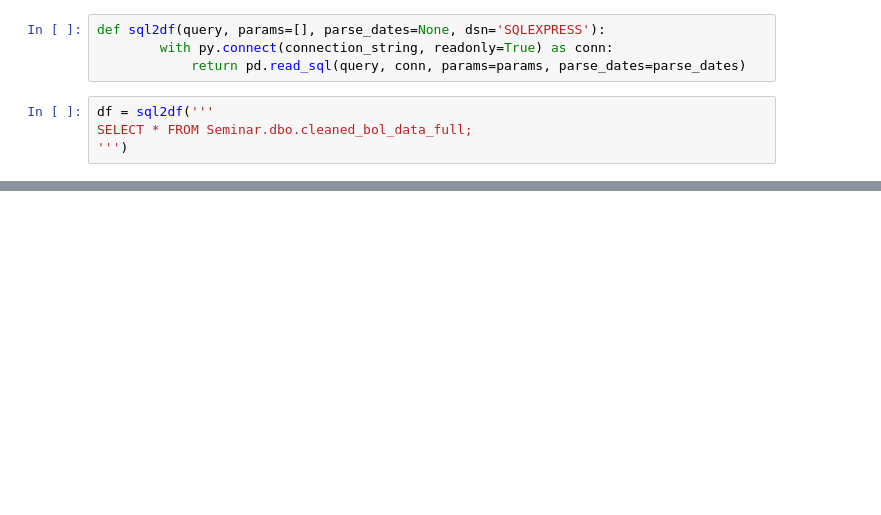
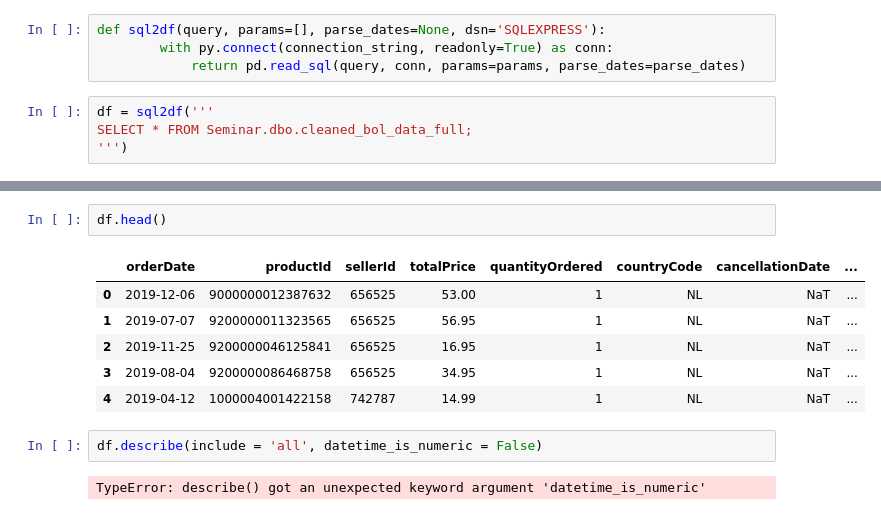
Before and after one commit to thomas-brink/CAT-HCOT, a Jupyter notebook: Data_Load_SQL.ipynb, the cells around one changed output, grey strips where cells are left out. Saved outputs shown, nothing was run; the diff lists cells and outputs as text; blank space fills up the shorter version.

```diff
--- a/Data_Load_SQL.ipynb
+++ b/Data_Load_SQL.ipynb
@@ -99,0 +107,13 @@ Length: 77, dtype: object
+# %%
+df.head()
+# %% [output]
+|  | orderDate | productId | sellerId | totalPrice | quantityOrdered | countryCode | cancellationDate | ... |
+| 0 | 2019-12-06 | 9000000012387632 | 656525 | 53.00 | 1 | NL | NaT | ... |
+| 1 | 2019-07-07 | 9200000011323565 | 656525 | 56.95 | 1 | NL | NaT | ... |
+| 2 | 2019-11-25 | 9200000046125841 | 656525 | 16.95 | 1 | NL | NaT | ... |
+| 3 | 2019-08-04 | 9200000086468758 | 656525 | 34.95 | 1 | NL | NaT | ... |
+| 4 | 2019-04-12 | 1000004001422158 | 742787 | 14.99 | 1 | NL | NaT | ... |
+# %%
+df.describe(include = 'all', datetime_is_numeric = False)
+# %% [output]
+TypeError: describe() got an unexpected keyword argument 'datetime_is_numeric'
```
Also changed, not shown: parts of 13 cells of this notebook.
